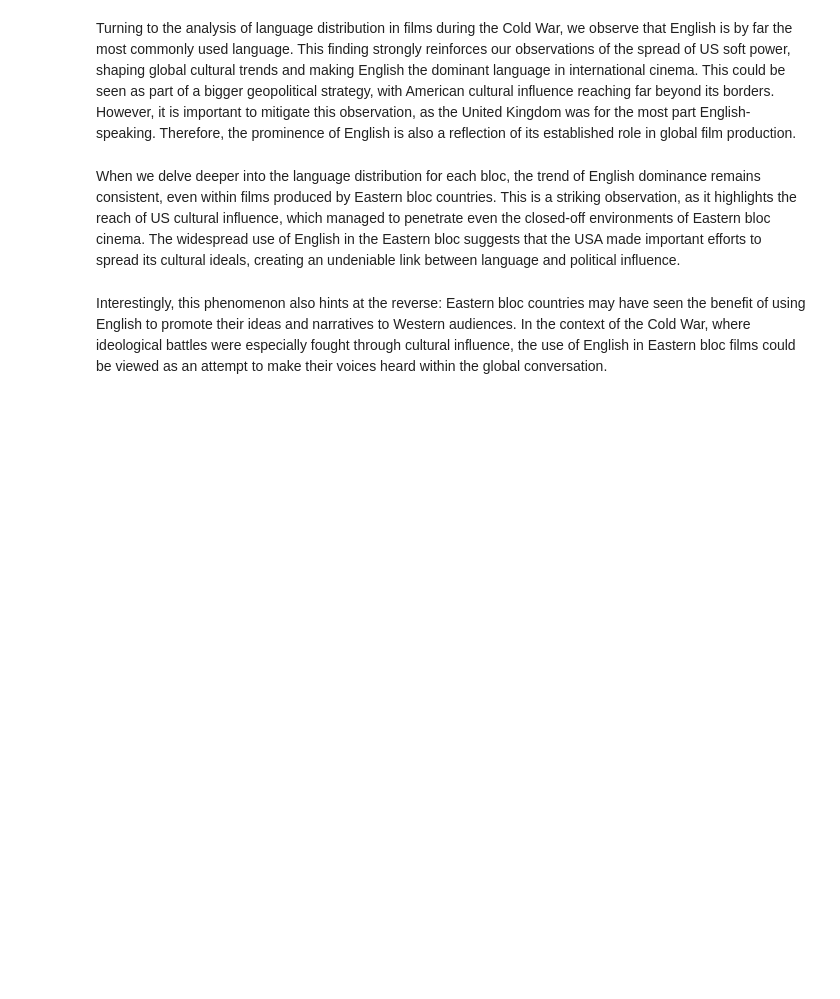
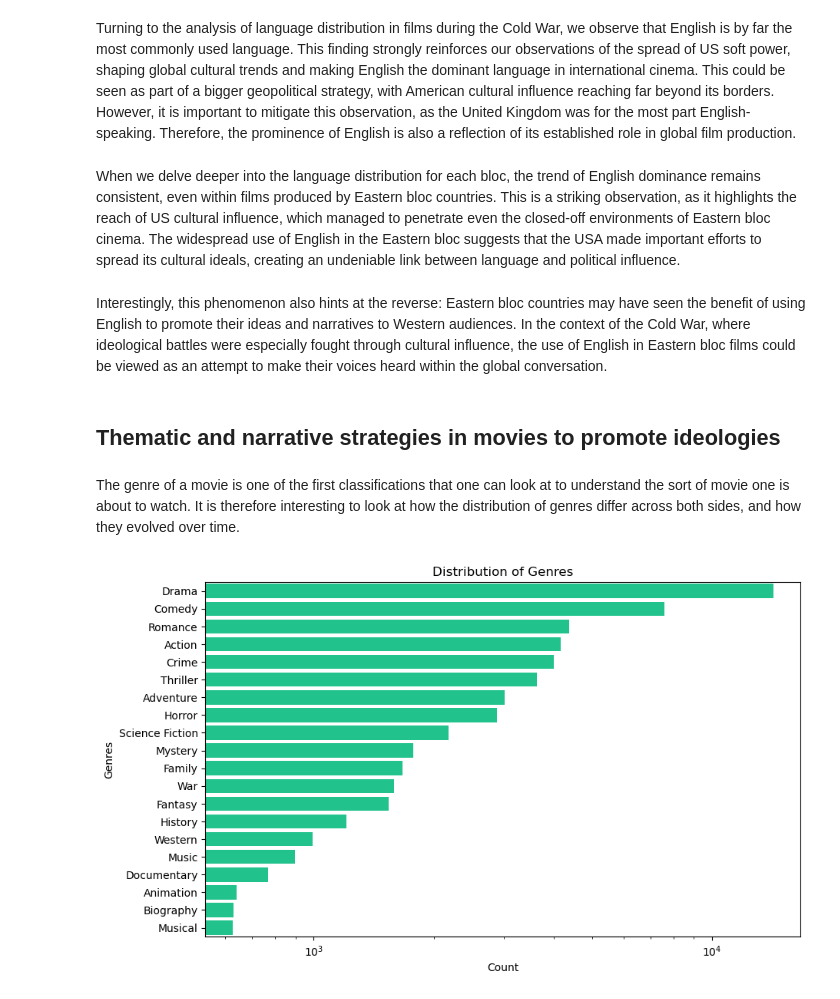
Before and after one commit to epfl-ada/ada-2024-project-datamigos, a Jupyter notebook: results.ipynb, the cells around one changed output. Saved outputs shown, nothing was run; the diff lists cells and outputs as text; code cells hidden in the pictures; blank space fills up the shorter version.

Commit message:
theme and genre in results.ipynb

```diff
--- a/results.ipynb
+++ b/results.ipynb
@@ -202,3 +204,13 @@ plot_top_lang_per_side(preprocess_movies, 20)
 # %% [markdown]
 
 Interestingly, this phenomenon also hints at the reverse: Eastern bloc countries may have seen the benefit of using English to promote their ideas and narratives to Western audiences. In the context of the Cold War, where ideological battles were especially fought through cultural influence, the use of English in Eastern bloc films could be viewed as an attempt to make their voices heard within the global conversation.
+# %% [markdown]
+## Thematic and narrative strategies in movies to promote ideologies
+# %% [markdown]
+The genre of a movie is one of the first classifications that one can look at to understand the sort of movie one is about to watch. It is therefore interesting to look at how the distribution of genres differ across both sides, and how they evolved over time.
+# %%
+genres_df, common_genres = clean_genre_explode(preprocess_movies)
+# %%
+plot_distribution(genres_df, "genres", log_scale=True)
+# %% [output]
+[figure, added]
```
Also changed, not shown: parts of 30 cells of this notebook, 10 other files.
